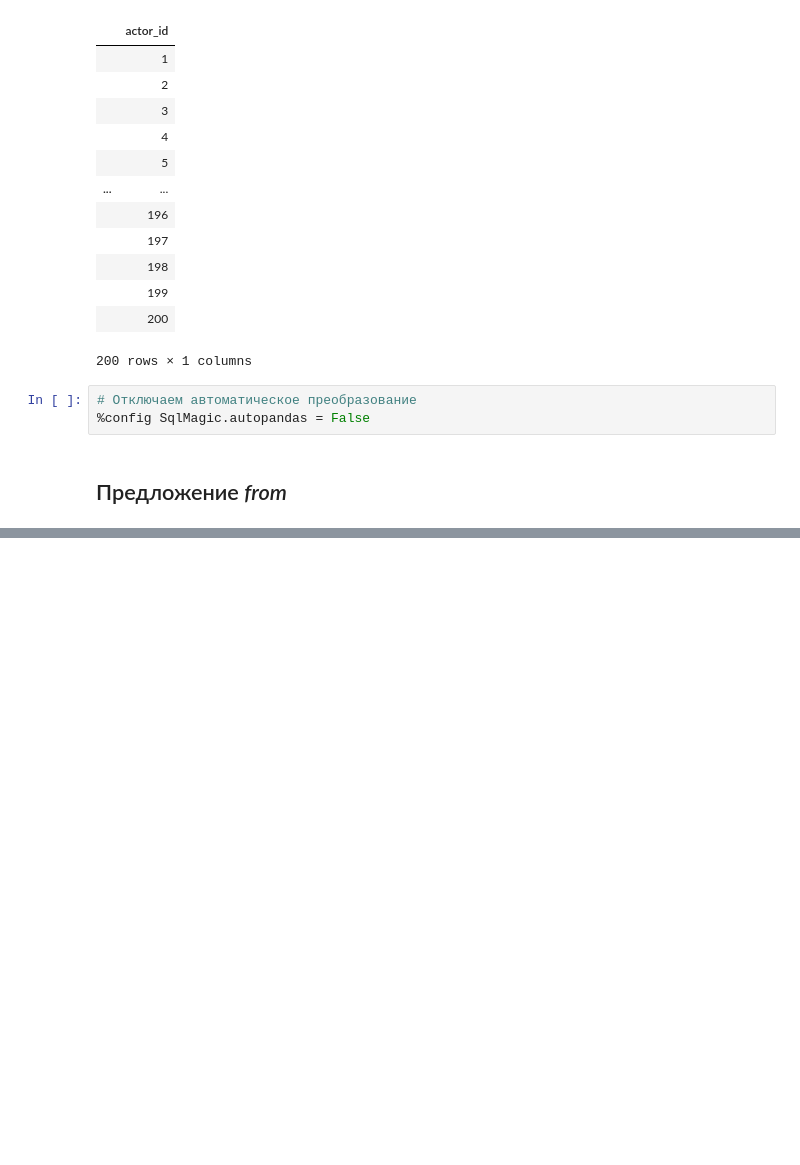
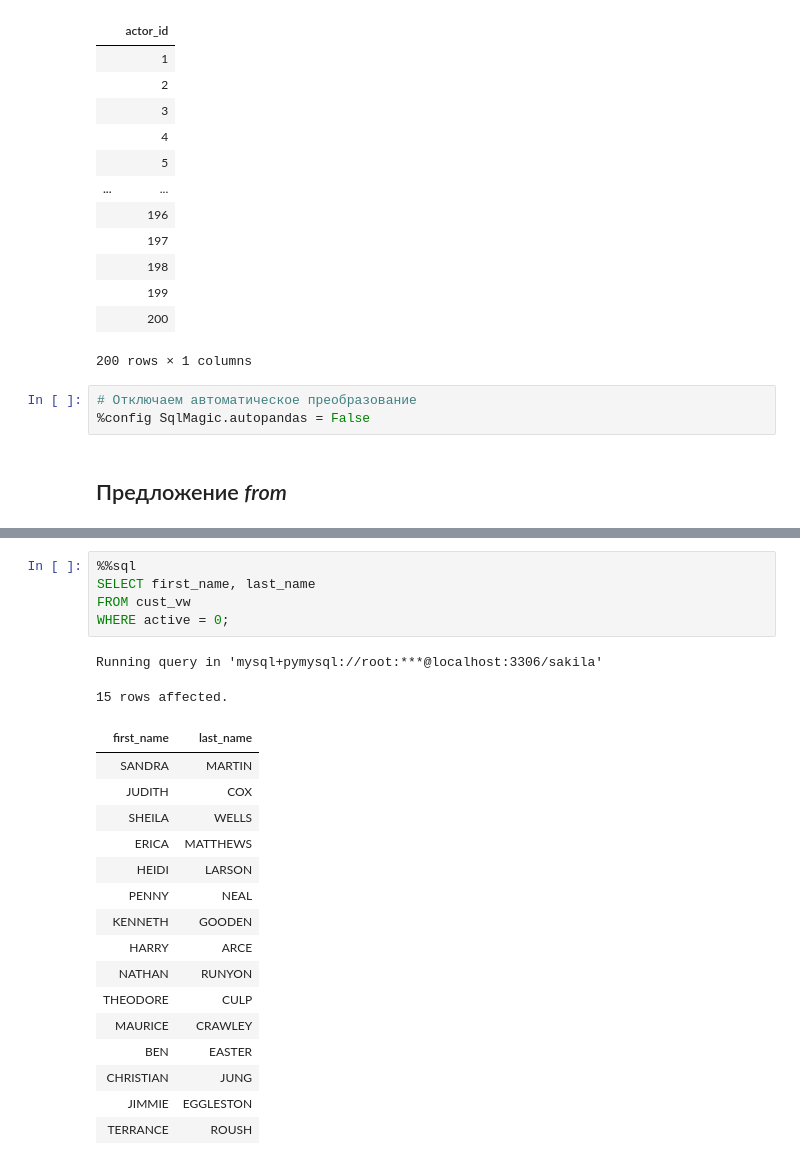
Before and after one commit to magus1968/learning-sql, a Jupyter notebook: docs/ch03.ipynb, the cells around one changed output, grey strips where cells are left out. Saved outputs shown, nothing was run; the diff lists cells and outputs as text; blank space fills up the shorter version.

```diff
--- a/docs/ch03.ipynb
+++ b/docs/ch03.ipynb
@@ -313,0 +373,24 @@ Running query in 'mysql+pymysql://root:***@localhost:3306/sakila'
+# %%
+%%sql
+SELECT first_name, last_name
+FROM cust_vw
+WHERE active = 0;
+# %% [output]
+Running query in 'mysql+pymysql://root:***@localhost:3306/sakila'
+15 rows affected.
+| first_name | last_name |
+| SANDRA | MARTIN |
+| JUDITH | COX |
+| SHEILA | WELLS |
+| ERICA | MATTHEWS |
+| HEIDI | LARSON |
+| PENNY | NEAL |
+| KENNETH | GOODEN |
+| HARRY | ARCE |
+| NATHAN | RUNYON |
+| THEODORE | CULP |
+| MAURICE | CRAWLEY |
+| BEN | EASTER |
+| CHRISTIAN | JUNG |
+| JIMMIE | EGGLESTON |
+| TERRANCE | ROUSH |
```
Also changed, not shown: parts of 26 cells of this notebook, 3 other files.
